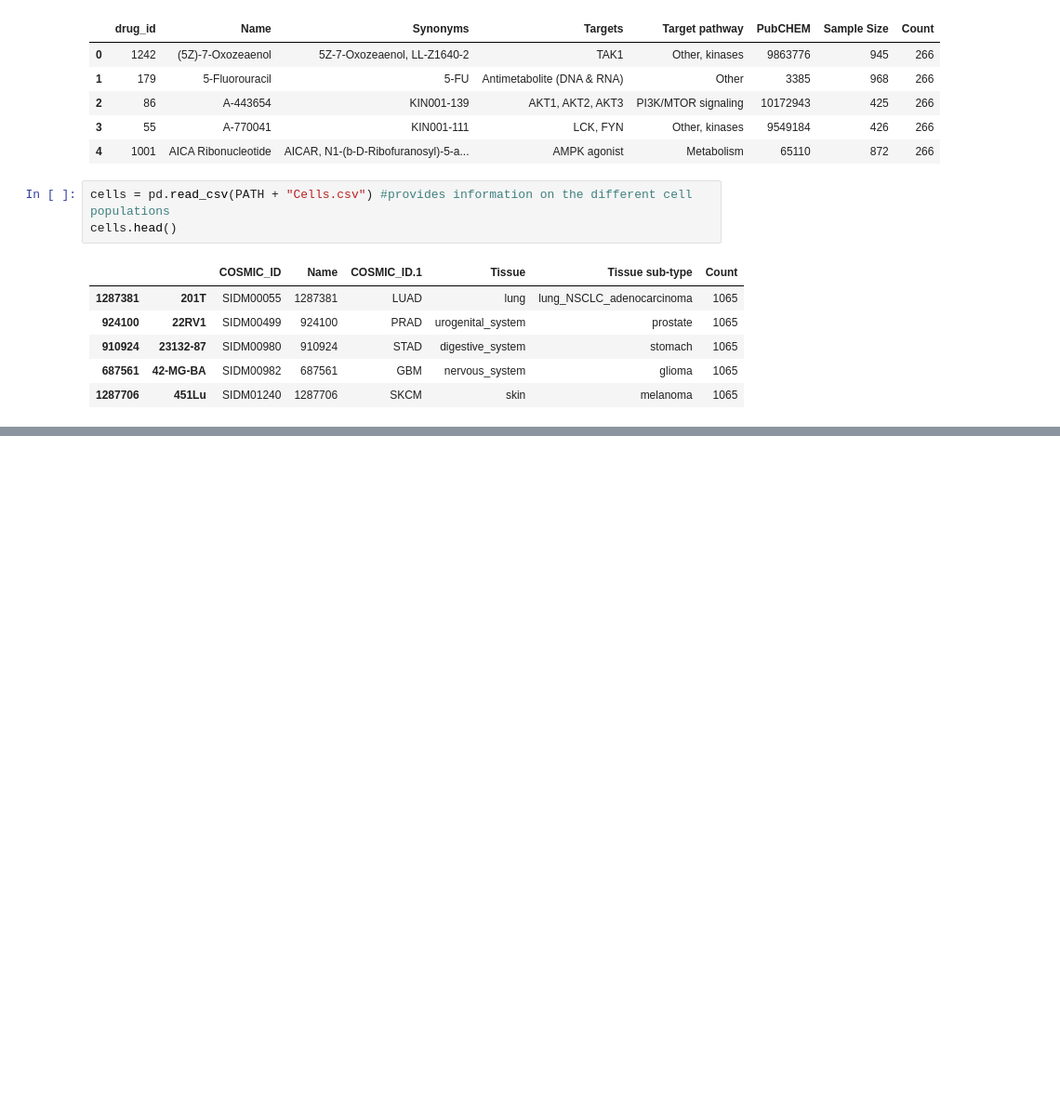
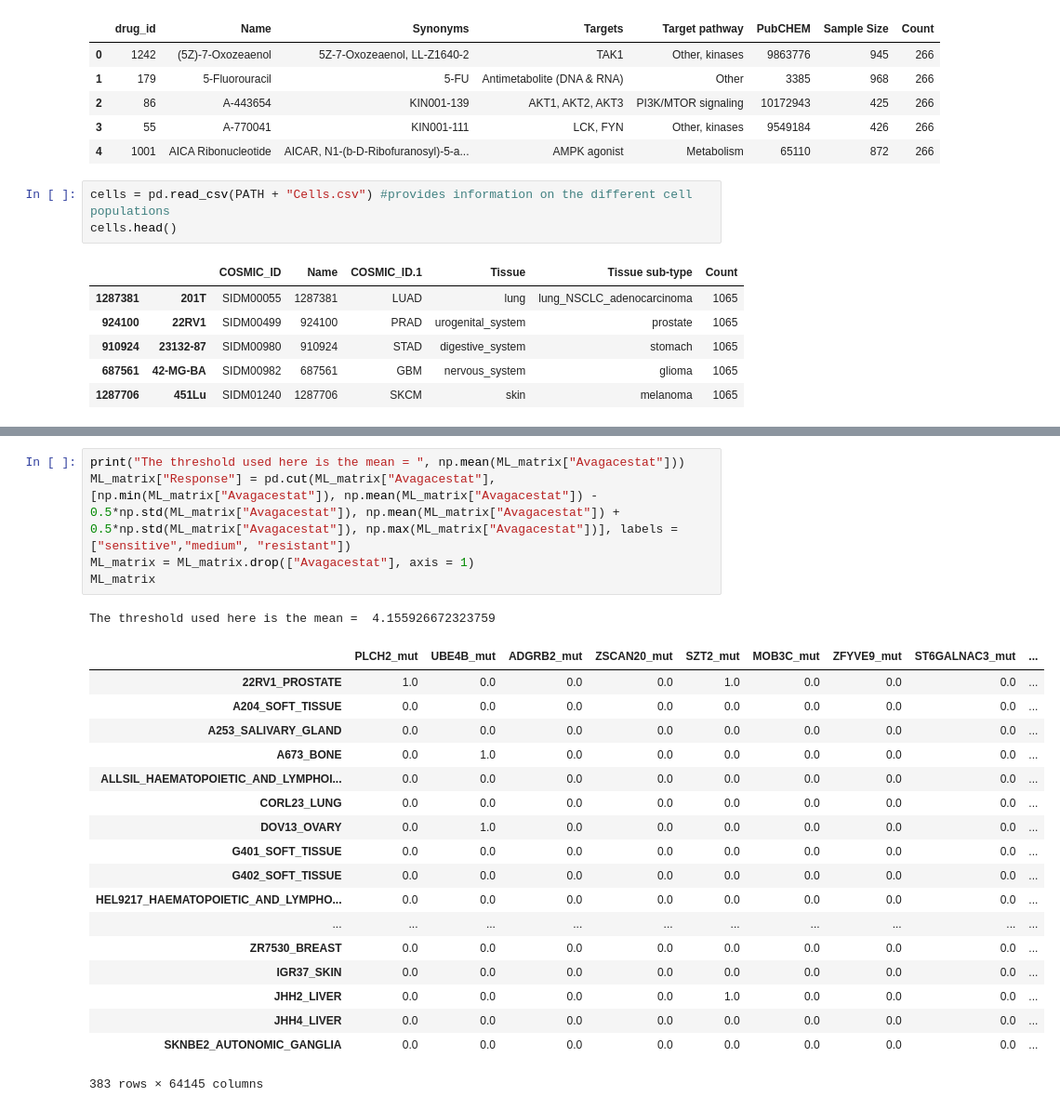
Before and after one commit to oskaradermecker/DataX_Drug_Response, a Jupyter notebook: Data Importation - GDSC.ipynb, the cells around one changed output, grey strips where cells are left out. Shown at 93% size. Cells and saved outputs as stored; diff of their text form; blank space fills up the shorter version.

```diff
--- a/Data Importation - GDSC.ipynb
+++ b/Data Importation - GDSC.ipynb
@@ -216,0 +258,25 @@ alterations.head()
+# %%
+print("The threshold used here is the mean = ", np.mean(ML_matrix["Avagacestat"]))
+ML_matrix["Response"] = pd.cut(ML_matrix["Avagacestat"], [np.min(ML_matrix["Avagacestat"]), np.mean(ML_matrix["Avagacestat"]) - 0.5*np.std(ML_matrix["Avagacestat"]), np.mean(ML_matrix["Avagacestat"]) + 0.5*np.std(ML_matrix["Avagacestat"]), np.max(ML_matrix["Avagacestat"])], labels = ["sensitive","medium", "resistant"])
+ML_matrix = ML_matrix.drop(["Avagacestat"], axis = 1)
+ML_matrix
+# %% [output]
+The threshold used here is the mean =  4.155926672323759
+|  | PLCH2_mut | UBE4B_mut | ADGRB2_mut | ZSCAN20_mut | SZT2_mut | MOB3C_mut | ZFYVE9_mut | ST6GALNAC3_mut | ... |
+| 22RV1_PROSTATE | 1.0 | 0.0 | 0.0 | 0.0 | 1.0 | 0.0 | 0.0 | 0.0 | ... |
+| A204_SOFT_TISSUE | 0.0 | 0.0 | 0.0 | 0.0 | 0.0 | 0.0 | 0.0 | 0.0 | ... |
+| A253_SALIVARY_GLAND | 0.0 | 0.0 | 0.0 | 0.0 | 0.0 | 0.0 | 0.0 | 0.0 | ... |
+| A673_BONE | 0.0 | 1.0 | 0.0 | 0.0 | 0.0 | 0.0 | 0.0 | 0.0 | ... |
+| ALLSIL_HAEMATOPOIETIC_AND_LYMPHOI... | 0.0 | 0.0 | 0.0 | 0.0 | 0.0 | 0.0 | 0.0 | 0.0 | ... |
+| CORL23_LUNG | 0.0 | 0.0 | 0.0 | 0.0 | 0.0 | 0.0 | 0.0 | 0.0 | ... |
+| DOV13_OVARY | 0.0 | 1.0 | 0.0 | 0.0 | 0.0 | 0.0 | 0.0 | 0.0 | ... |
+| G401_SOFT_TISSUE | 0.0 | 0.0 | 0.0 | 0.0 | 0.0 | 0.0 | 0.0 | 0.0 | ... |
+| G402_SOFT_TISSUE | 0.0 | 0.0 | 0.0 | 0.0 | 0.0 | 0.0 | 0.0 | 0.0 | ... |
+| HEL9217_HAEMATOPOIETIC_AND_LYMPHO... | 0.0 | 0.0 | 0.0 | 0.0 | 0.0 | 0.0 | 0.0 | 0.0 | ... |
+| ... | ... | ... | ... | ... | ... | ... | ... | ... | ... |
+| ZR7530_BREAST | 0.0 | 0.0 | 0.0 | 0.0 | 0.0 | 0.0 | 0.0 | 0.0 | ... |
+| IGR37_SKIN | 0.0 | 0.0 | 0.0 | 0.0 | 0.0 | 0.0 | 0.0 | 0.0 | ... |
+| JHH2_LIVER | 0.0 | 0.0 | 0.0 | 0.0 | 1.0 | 0.0 | 0.0 | 0.0 | ... |
+| JHH4_LIVER | 0.0 | 0.0 | 0.0 | 0.0 | 0.0 | 0.0 | 0.0 | 0.0 | ... |
+| SKNBE2_AUTONOMIC_GANGLIA | 0.0 | 0.0 | 0.0 | 0.0 | 0.0 | 0.0 | 0.0 | 0.0 | ... |
+383 rows × 64145 columns
```
Also changed, not shown: parts of 10 cells of this notebook.
